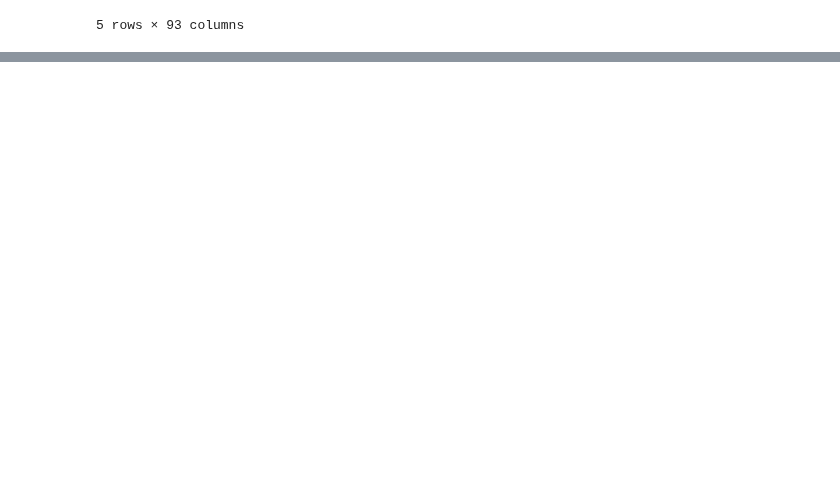
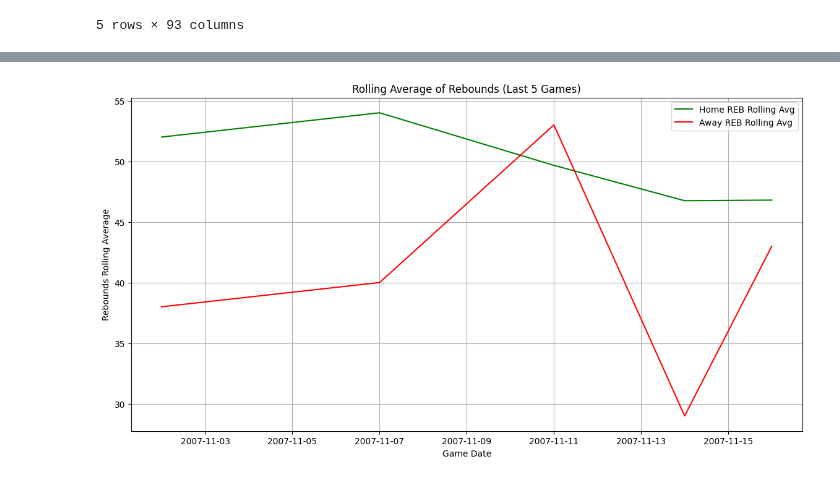
Before and after one commit to shrimpeu/Predictive-Analytics-for-a-Betting-Gaming-Platform, a Jupyter notebook: EDA.ipynb, the cells around one changed output, grey strips where cells are left out. Drawn from its saved outputs; the diff is of its cells as text; code cells hidden in the pictures; blank space fills up the shorter version.

```diff
--- a/EDA.ipynb
+++ b/EDA.ipynb
@@ -36,0 +56,13 @@ df.head()
+# %%
+# Line plot for Rebounds Rolling Averages
+plt.figure(figsize=(14, 7))
+plt.plot(df['GAME_DATE'], df['Home_REB_RollAvg'], label='Home REB Rolling Avg', color='green')
+plt.plot(df['GAME_DATE'], df['Away_REB_RollAvg'], label='Away REB Rolling Avg', color='red')
+plt.title('Rolling Average of Rebounds (Last 5 Games)')
+plt.xlabel('Game Date')
+plt.ylabel('Rebounds Rolling Average')
+plt.legend()
+plt.grid(True)
+plt.show()
+# %% [output]
+[figure, added]
```
Also changed, not shown: parts of 3 cells of this notebook.
